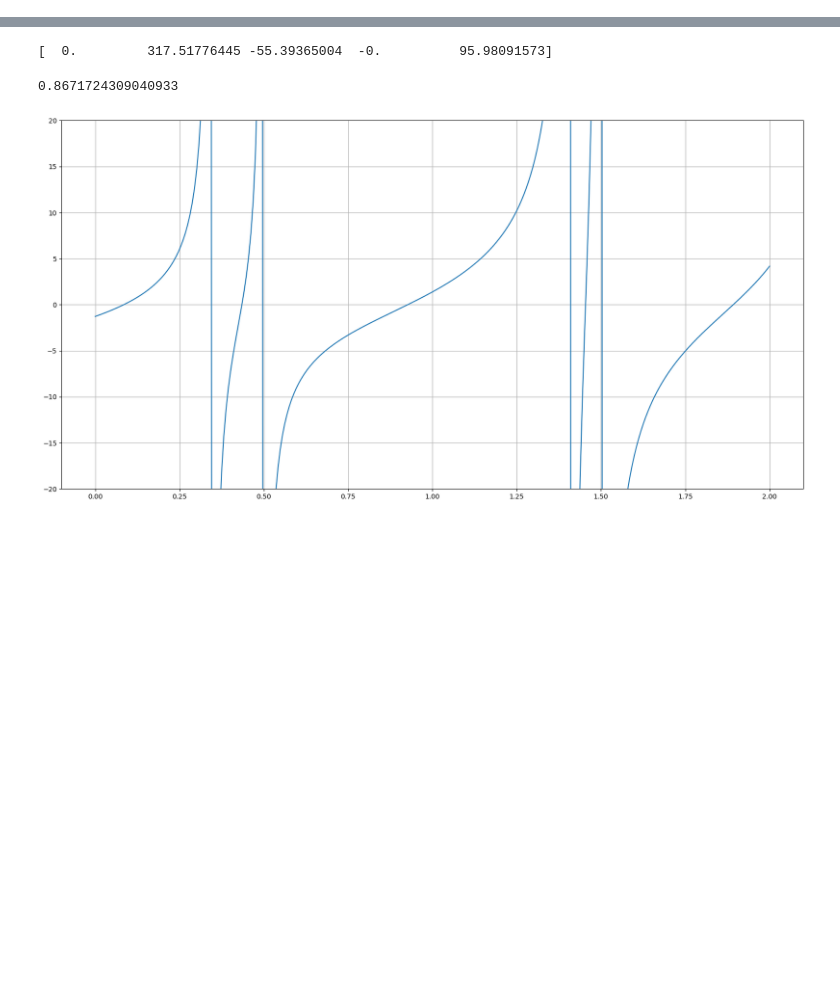
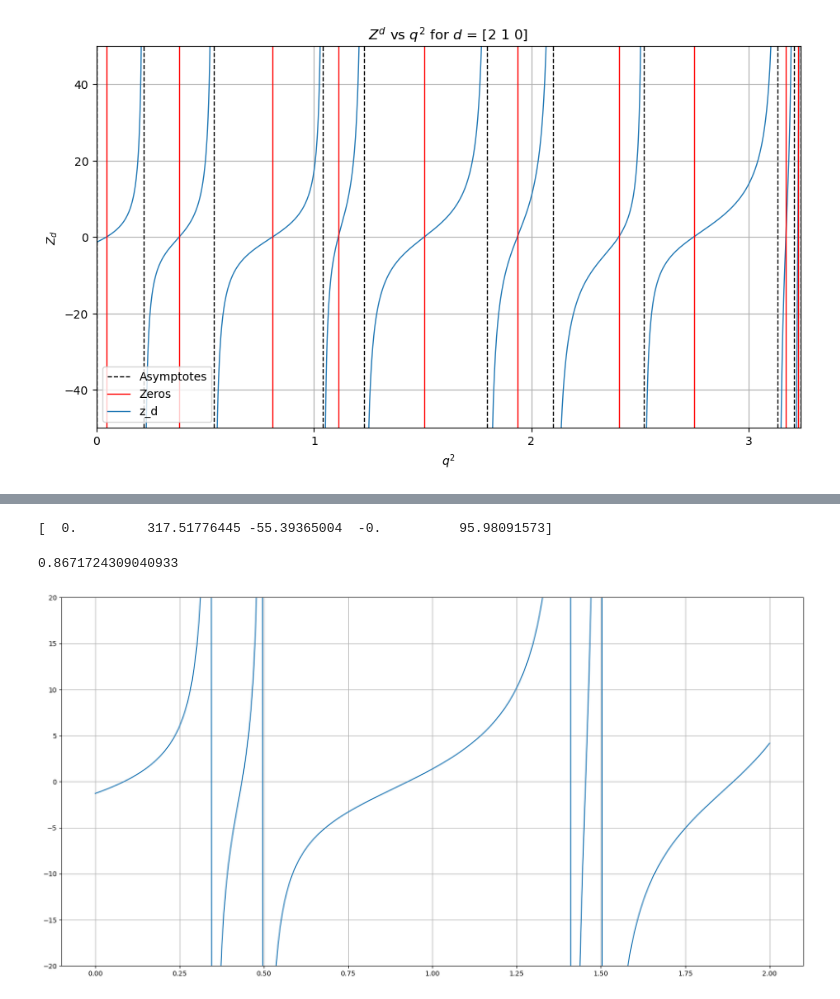
Before and after one commit to rc33051/MPhys-Code, a Jupyter notebook: comparing_derivatives.ipynb, the cells around one changed output, grey strips where cells are left out. Drawn from its saved outputs; the diff is of its cells as text; code cells hidden in the pictures; blank space fills up the shorter version.

```diff
--- a/comparing_derivatives.ipynb
+++ b/comparing_derivatives.ipynb
@@ -21,3 +21,50 @@ zeta_plot = np.copy(z_d_results)
 
 nth_root = 0
 x_0  = roots[nth_root]
+# %%
+z_d_plot = np.copy(z_d_results)
+q_2_plot = np.copy(q_2)
+# %%
+from matplotlib import pyplot as plt
+
+for i in asymototes:
+    q_2_plot= np.insert(q_2_plot, np.argmax(q_2_plot >= i),i)
+    z_d_plot = np.insert(z_d_plot, np.argmax(q_2_plot >= i),np.nan)
+
+plt.figure(figsize = (11,6))
+plt.plot(q_2_plot, z_d_plot, label = "z_d", linewidth = 1)
+#insert first asymptotes with black dotted lines, thickness 1 pt
+for i in asymototes:
+    plt.axvline(i, linestyle = "--", color = "black", linewidth = 1, label = "Asymptotes")
+
+#insert zeros with red dotted lines, thickness 1 pt
+for i in roots:
+    plt.axvline(i, color = "red", linewidth = 1, label = "Zeros")
+
+#label
+plt.xlabel("$q^2$")
+plt.ylabel("$Z_d$")
+plt.title("$Z^d$ vs $q^2$ for $d$ = {} ". format( d))
+
+
+
+#legend
+handles, labels = plt.gca().get_legend_handles_labels()
+labels, ids = np.unique(labels, return_index=True)
+handles = [handles[i] for i in ids]
+plt.legend(handles, labels, loc='best')
+
+
+plt.ylim(-50,50)
+#tickmarks
+
+#set x tickmarks, 100
+max_x_asy = 10
+max_x = asymototes[max_x_asy]
+plt.xlim(0,max_x)
+steps = np.ceil(max_x/50)
+plt.xticks(np.arange(0,max_x, steps))
+
+plt.grid()
+# %% [output]
+[figure, added]
```
Also changed, not shown: parts of 84 cells of this notebook, 11 other files.
